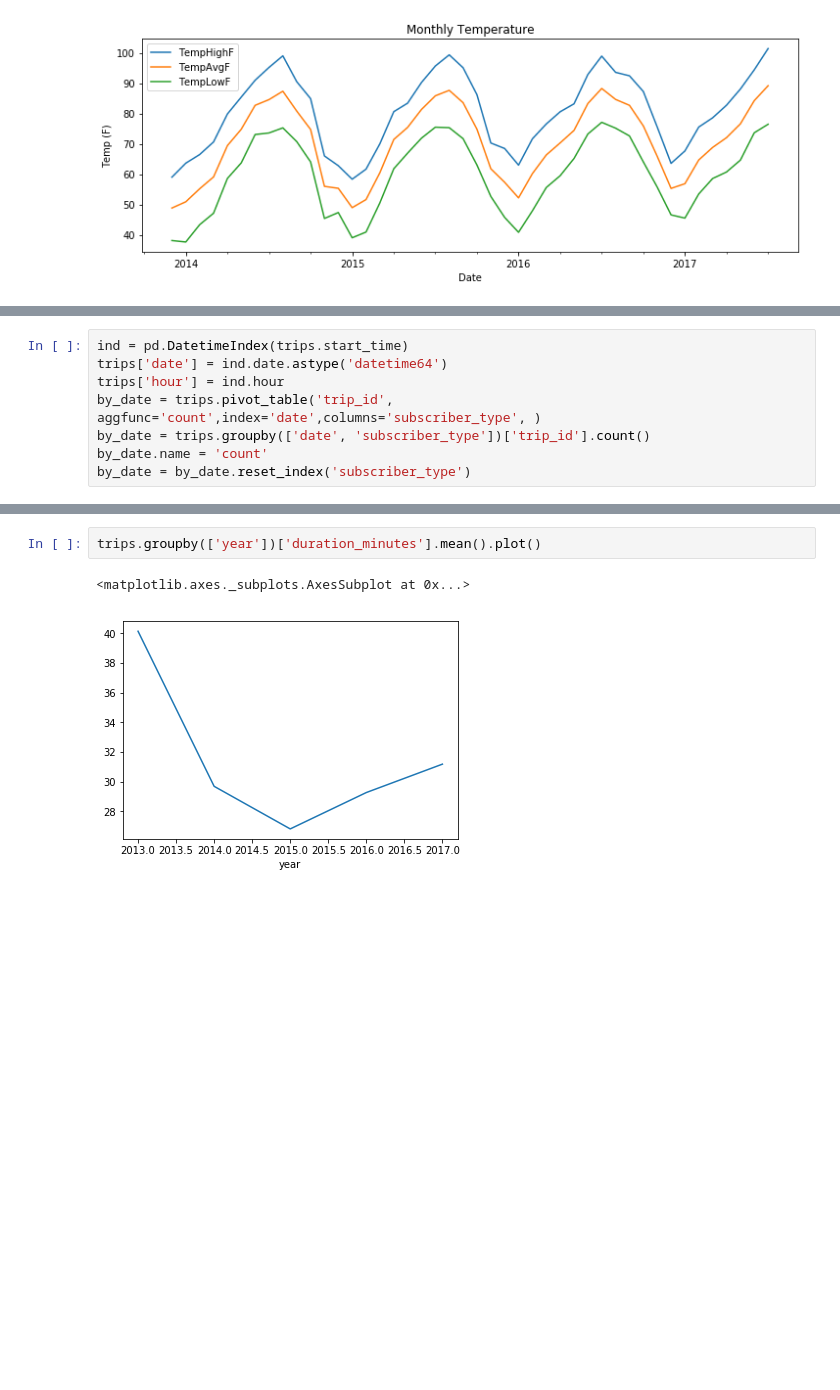
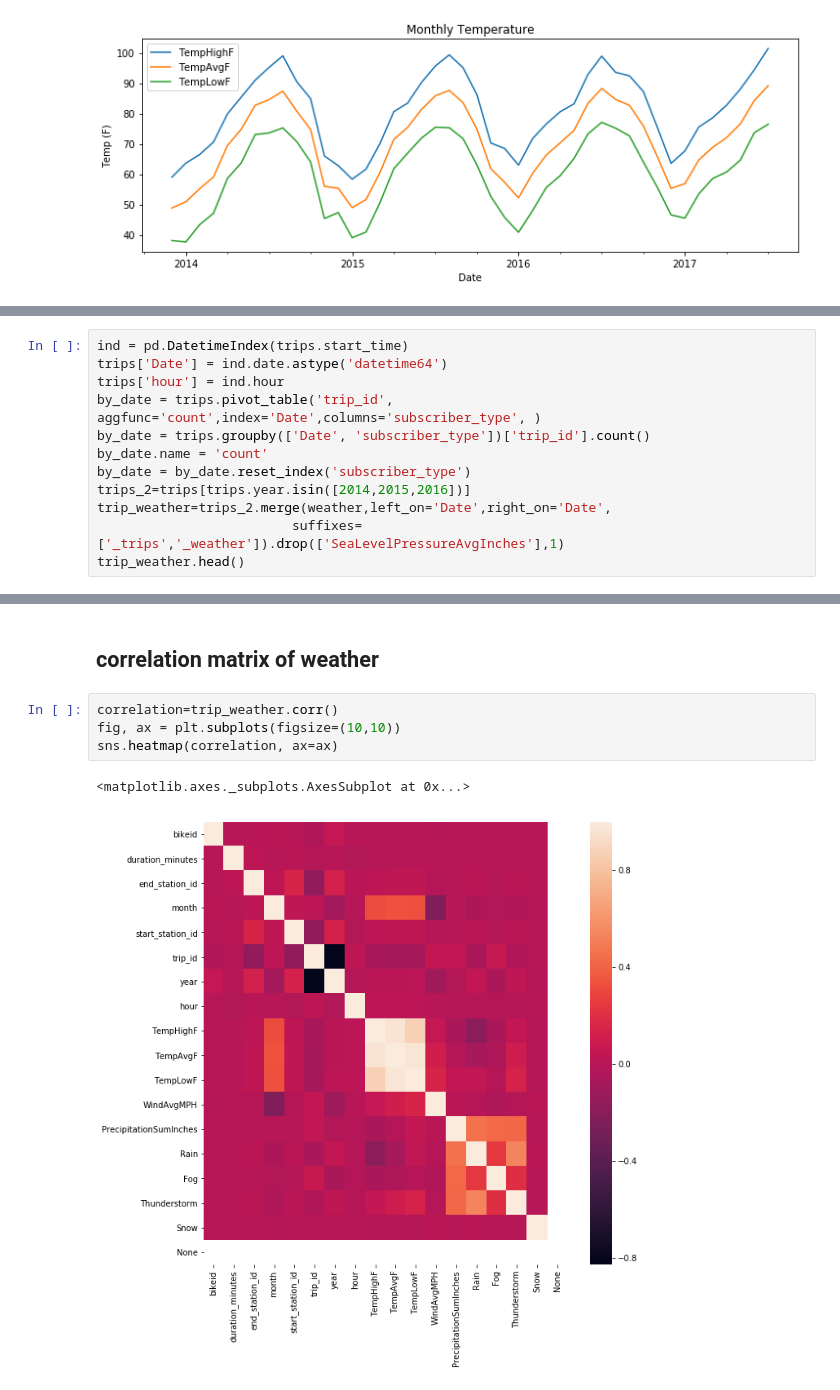
Before and after one commit to akhilesh-reddy/Strategy-consulting-for-bike-sharing, a Jupyter notebook: weather EDA - Rachel.ipynb, the cells around one changed output, grey strips where cells are left out. Drawn from its saved outputs; the diff is of its cells as text; blank space fills up the shorter version.

```diff
--- a/weather EDA - Rachel.ipynb
+++ b/weather EDA - Rachel.ipynb
@@ -84,9 +71,13 @@ trips.head()
 | 4 | 86.0 | 15:39:13 | 25 | 3377.0 | MoPac Pedestrian Bridge @ Veteran... | 4.0 | 2707.0 | ... |
 # %%
 ind = pd.DatetimeIndex(trips.start_time)
-trips['date'] = ind.date.astype('datetime64')
+trips['Date'] = ind.date.astype('datetime64')
 trips['hour'] = ind.hour
-by_date = trips.pivot_table('trip_id', aggfunc='count',index='date',columns='subscriber_type', )
-by_date = trips.groupby(['date', 'subscriber_type'])['trip_id'].count()
+by_date = trips.pivot_table('trip_id', aggfunc='count',index='Date',columns='subscriber_type', )
+by_date = trips.groupby(['Date', 'subscriber_type'])['trip_id'].count()
 by_date.name = 'count'
 by_date = by_date.reset_index('subscriber_type')
+trips_2=trips[trips.year.isin([2014,2015,2016])]
+trip_weather=trips_2.merge(weather,left_on='Date',right_on='Date',
+                         suffixes=['_trips','_weather']).drop(['SeaLevelPressureAvgInches'],1)
+trip_weather.head()
@@ -93,5 +92,9 @@ by_date = by_date.reset_index('subscriber_type')
-# %%
-trips.groupby(['year'])['duration_minutes'].mean().plot()
-# %% [output]
-<matplotlib.axes._subplots.AxesSubplot at 0x...>
-[figure, removed]
+# %% [markdown]
+## correlation matrix of weather
+# %%
+correlation=trip_weather.corr()
+fig, ax = plt.subplots(figsize=(10,10))
+sns.heatmap(correlation, ax=ax)
+# %% [output]
+<matplotlib.axes._subplots.AxesSubplot at 0x...>
+[figure, added]
```
Also changed, not shown: parts of 18 cells of this notebook.
